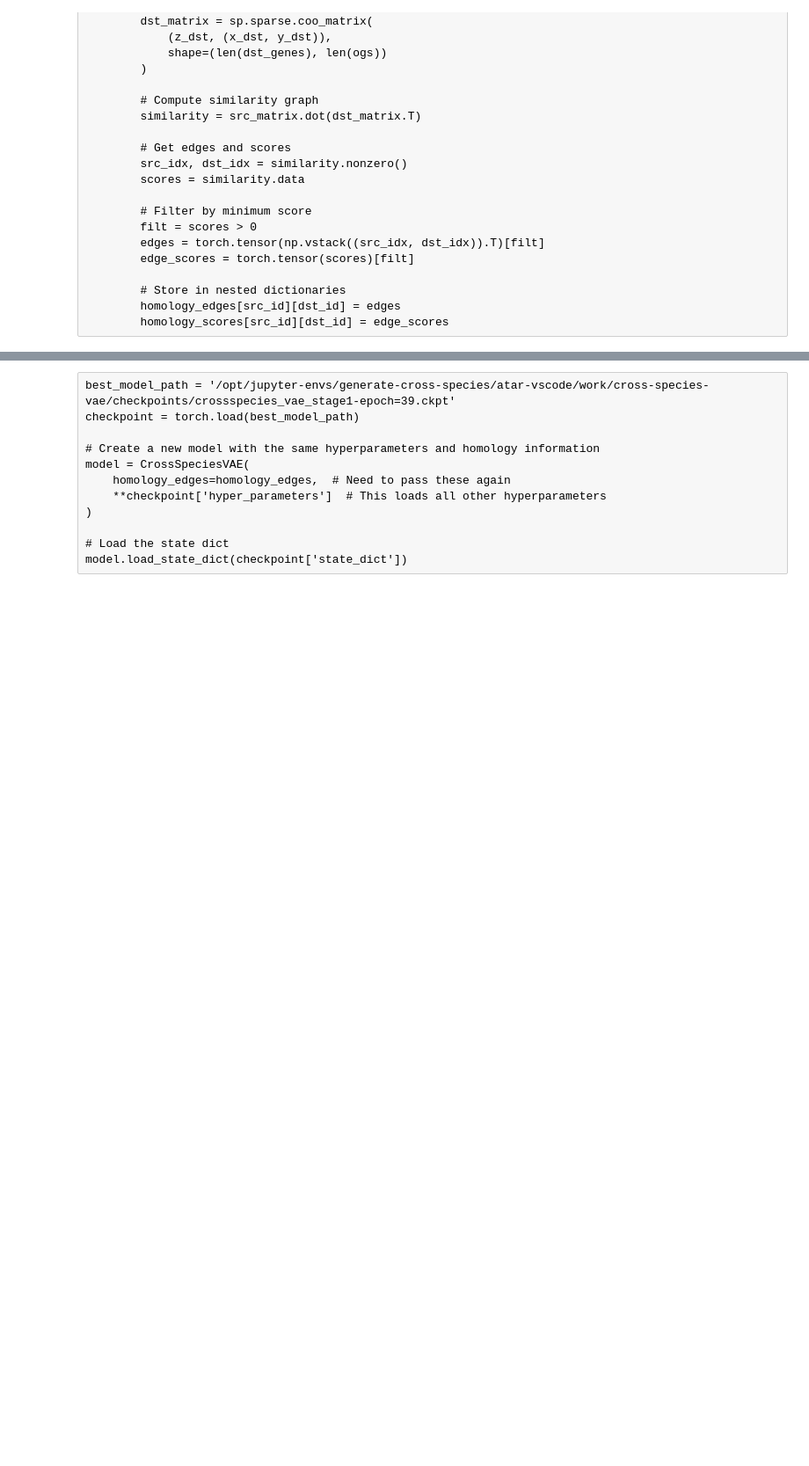
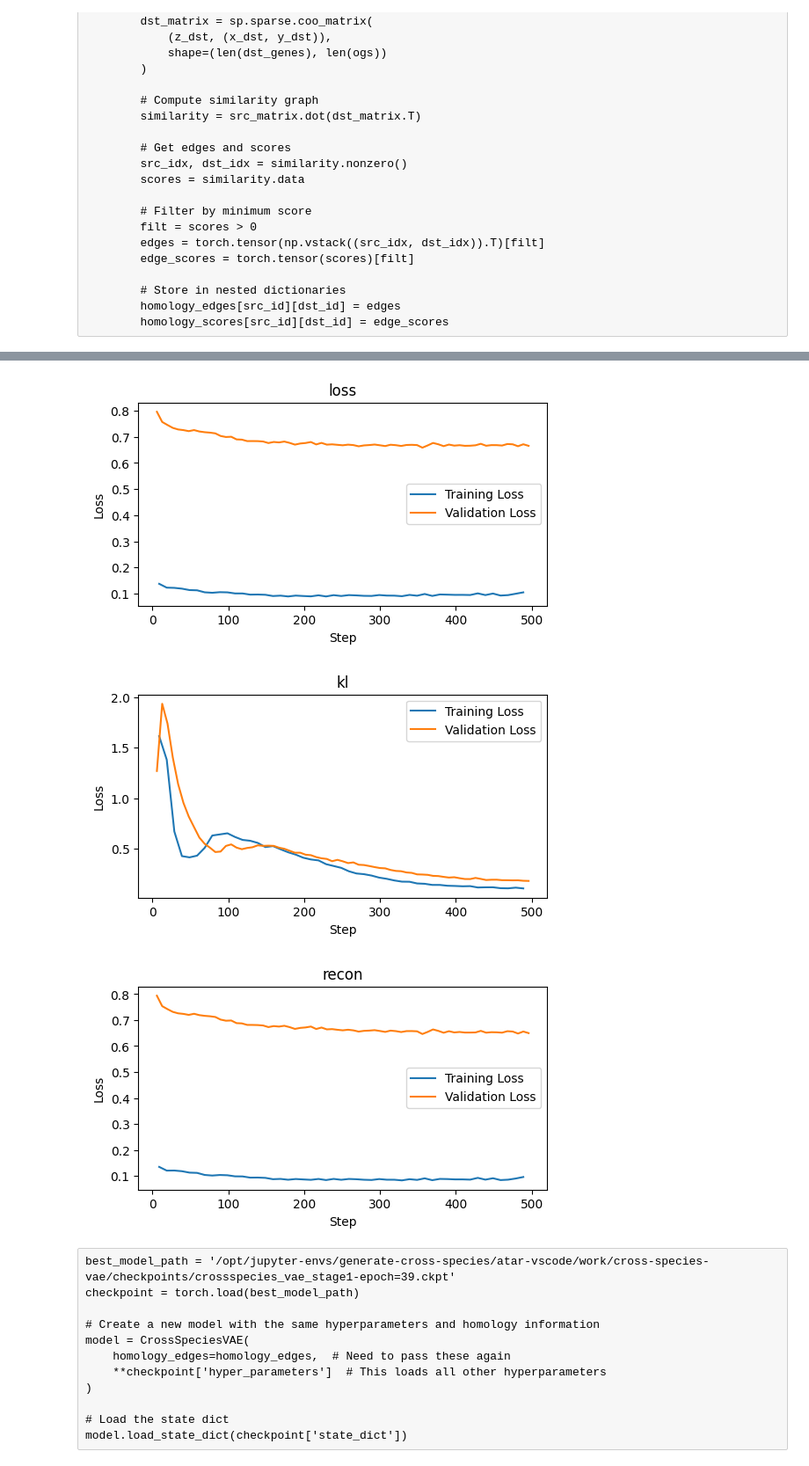
Before and after one commit to atarashansky/cross-species-vae, a Jupyter notebook: vae.ipynb, the cells around one changed output, grey strips where cells are left out. Shown: that part at 88% size. Cells and saved outputs as stored; diff of their text form; code cells hidden in the pictures; blank space fills up the shorter version.

```diff
--- a/vae.ipynb
+++ b/vae.ipynb
@@ -368,3 +309,31 @@ for loss_type in ["direct_kl", "cross_species_kl", "direct_recon_loss", "cross_s
+# %%
+
+# Load the latest version
+version = max([int(d.split('_')[-1]) for d in glob('logs/metrics/version_*')])
+df = pd.read_csv(f'logs/metrics/version_{version}/metrics.csv')
+
+
+for loss_type in ["loss", "kl", "recon"]:
+    # Get specific metrics
+    train_loss = df[f'train_{loss_type}']
+    f1 = ~train_loss.isna()
+    val_loss =  df[f'val_{loss_type}']
+    f2 = ~val_loss.isna()
+
+    # Plot
+    import matplotlib.pyplot as plt
+    plt.figure(figsize=(6, 3))
+    plt.plot(df['step'][f1], train_loss[f1], label='Training Loss')
+    plt.plot(df['step'][f2], val_loss[f2], label='Validation Loss')
+
+    plt.xlabel('Step')
+    plt.ylabel('Loss')
+    plt.title(loss_type)
+    plt.legend()
+# %% [output]
+[figure, added]
+[figure, added]
+[figure, added]
 # %% [raw]
 best_model_path = '/opt/jupyter-envs/generate-cross-species/atar-vscode/work/cross-species-vae/checkpoints/crossspecies_vae_stage1-epoch=39.ckpt'
 checkpoint = torch.load(best_model_path)
```
Also changed, not shown: parts of 22 cells of this notebook, 2 other files.
